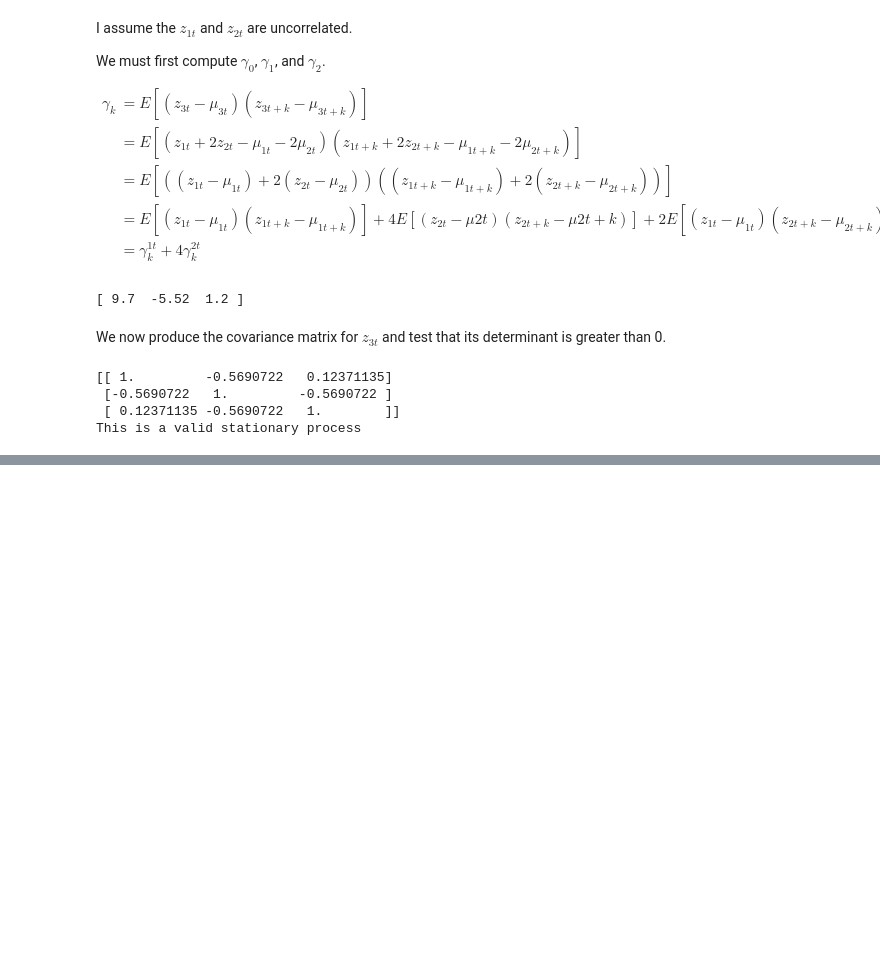
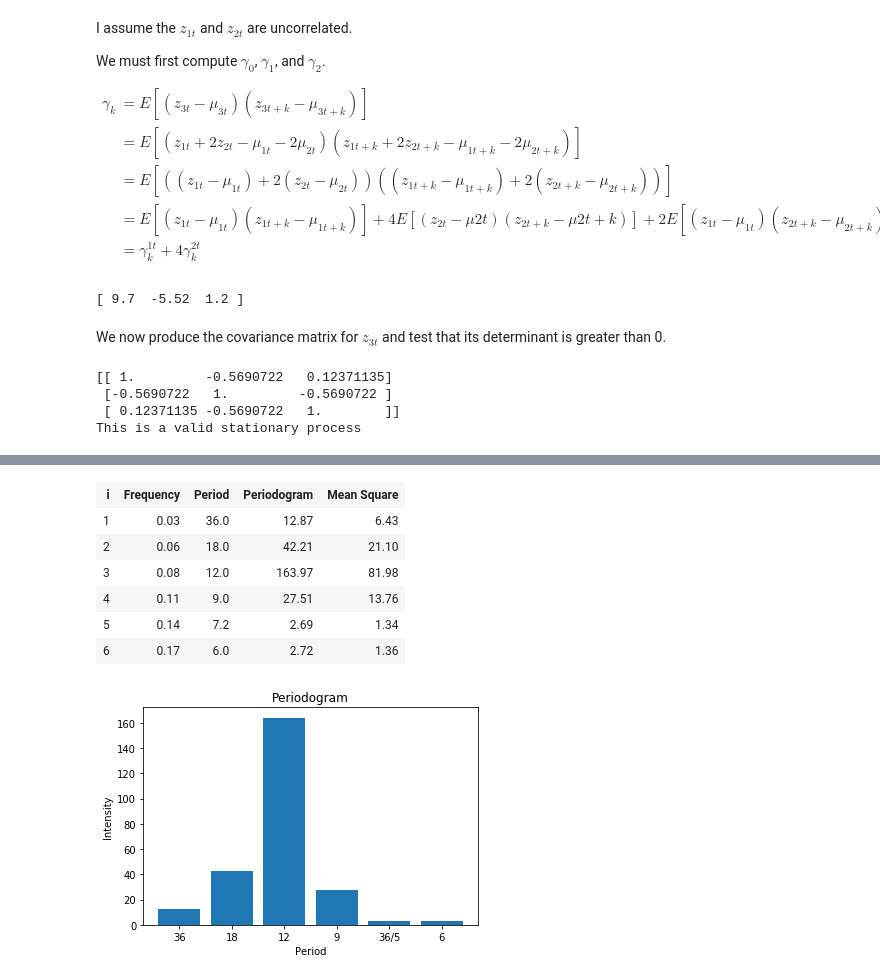
Before and after one commit to krafczyk/time_series_analysis_forecasting_and_control, a Jupyter notebook: Chapter2Problems.ipynb, the cells around one changed output, grey strips where cells are left out. Drawn from its saved outputs; the diff is of its cells as text; code cells hidden in the pictures; blank space fills up the shorter version.

```diff
--- a/Chapter2Problems.ipynb
+++ b/Chapter2Problems.ipynb
@@ -129,0 +219,49 @@ This is a valid stationary process
+# %%
+# Get frequencies
+col_labels = ['i', 'Frequency', 'Period', 'Periodogram', 'Mean Square']
+i = np.array([1, 2, 3, 4, 5, 6])
+N = len(temps)
+
+fs = i/N
+f_labels = ['36', '18', '12', '9', '36/5', '6']
+
+# Create times t
+t = np.linspace(1, N, N)
+
+# Define vectorized function to compute a_i
+a_func = lambda f: (2/N)*np.dot(temps,np.cos(2*np.pi*t*f))
+v_a_func = np.vectorize(a_func)
+
+# Define vectorized function to compute b_i
+b_func = lambda f: (2/N)*np.dot(temps,np.sin(2*np.pi*t*f))
+v_b_func = np.vectorize(b_func)
+
+# Compute Is
+Is = (N/2)*(v_a_func(fs)**2+v_b_func(fs)**2)
+
+ind = list(range(len(fs)))
+
+plt.bar(ind, Is)
+plt.xticks(ind, f_labels)
+plt.xlabel("Period")
+plt.ylabel("Intensity")
+plt.title("Periodogram")
+
+## Analysis of Variance Table
+table_html = '<table><tr><th>{}</th></tr>'.format('</th><th>'.join(col_labels))
+table_html += '<tr>'
+for idx in range(len(i)):
+    row_string = '</tr>{}<tr>'.format('<td>{}</td>'.format('</td><td>'.join([str(i[idx]), "{:.2f}".format(fs[idx]), str((N/i)[idx]), "{:.2f}".format(Is[idx]), "{:.2f}".format(Is[idx]/2)])))
+    table_html += row_string
+table_html += '</tr></table>'
+
+display(HTML(table_html))
+# %% [output]
+| i | Frequency | Period | Periodogram | Mean Square |
+| 1 | 0.03 | 36.0 | 12.87 | 6.43 |
+| 2 | 0.06 | 18.0 | 42.21 | 21.10 |
+| 3 | 0.08 | 12.0 | 163.97 | 81.98 |
+| 4 | 0.11 | 9.0 | 27.51 | 13.76 |
+| 5 | 0.14 | 7.2 | 2.69 | 1.34 |
+| 6 | 0.17 | 6.0 | 2.72 | 1.36 |
+[figure, added]
```
Also changed, not shown: parts of 10 cells of this notebook.
